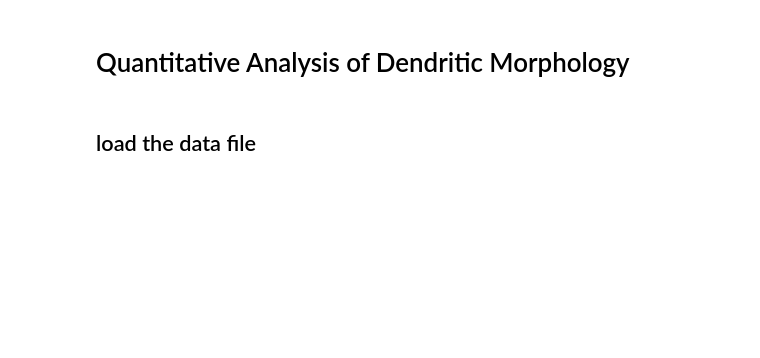
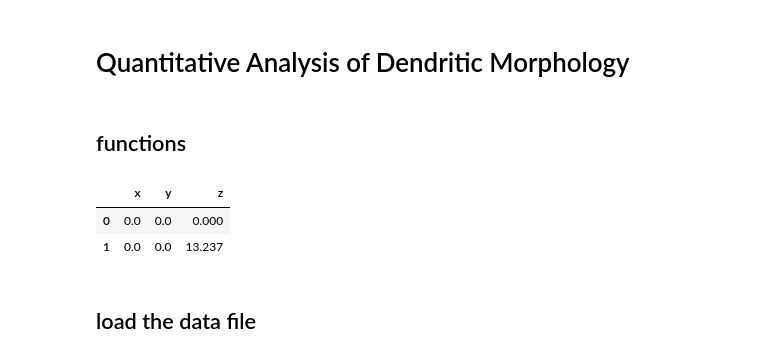
Before and after one commit to miaomiaoYao/HW, a Jupyter notebook: CNeuro/CNeuro_hw1.ipynb, the cells around one changed output. Drawn from its saved outputs; the diff is of its cells as text; code cells hidden in the pictures; blank space fills up the shorter version.

```diff
--- a/CNeuro/CNeuro_hw1.ipynb
+++ b/CNeuro/CNeuro_hw1.ipynb
@@ -2,3 +2,5 @@
 <a href="https://colab.research.google.com/github/miaomiaoYao/HW/blob/main/CNeuro/CNeuro_hw1.ipynb" target="_parent"><img src="https://colab.research.google.com/assets/colab-badge.svg" alt="Open In Colab"/></a>
 # %% [markdown]
 # Quantitative Analysis of Dendritic Morphology
+# %% [markdown]
+## functions
@@ -27,2 +43,8 @@ def cell_visualization(filename):
+# %%
+file_pyramidal[file_pyramidal["segment_type"].isin([1])][["x","y","z"]]
+# %% [output]
+|  | x | y | z |
+| 0 | 0.0 | 0.0 | 0.000 |
+| 1 | 0.0 | 0.0 | 13.237 |
 # %% [markdown]
 ## load the data file
```
Also changed, not shown: parts of 9 cells of this notebook.
